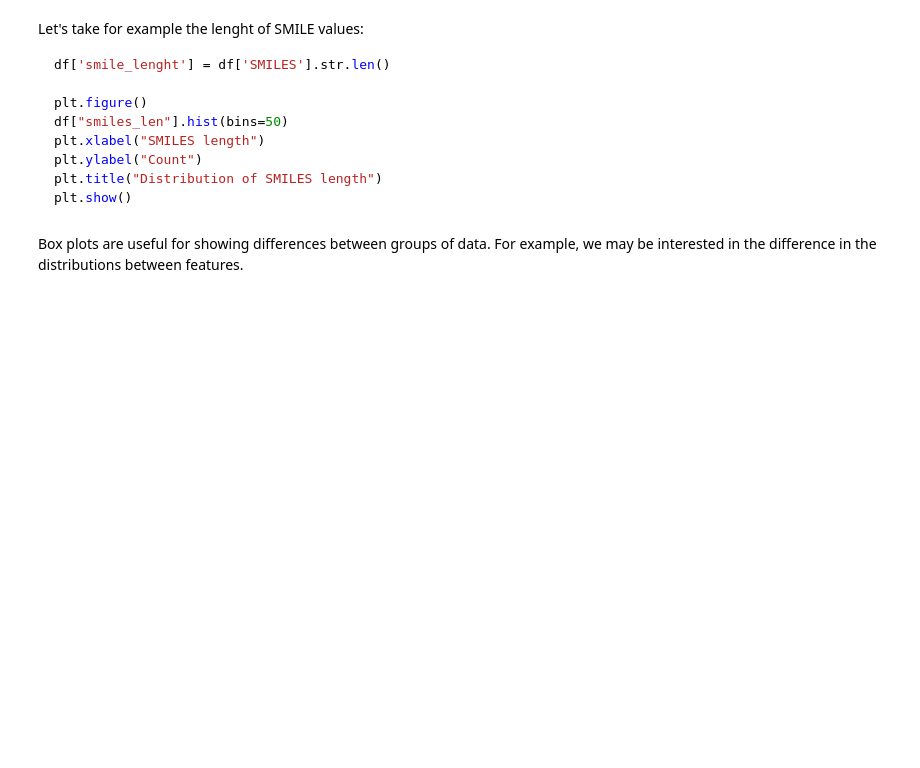
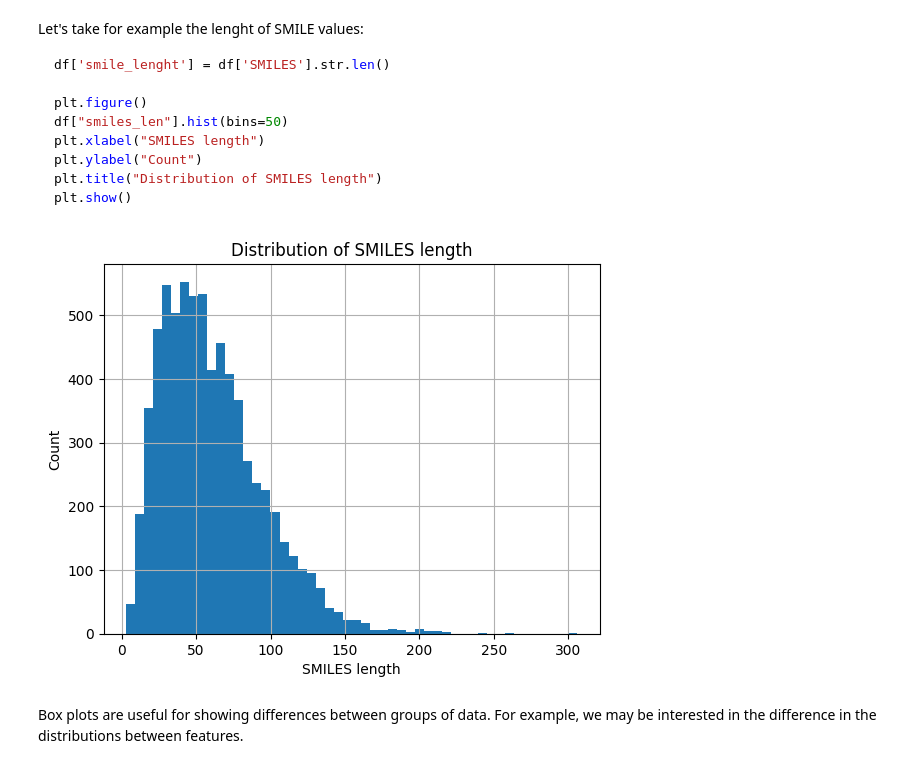
Before and after one commit to schoewu/DSF-DCBP, a Jupyter notebook: 04_Dataframes_Stats_Plotting.ipynb, the cells around one changed output. Saved outputs shown, nothing was run; the diff lists cells and outputs as text; code cells hidden in the pictures; blank space fills up the shorter version.

````diff
--- a/04_Dataframes_Stats_Plotting.ipynb
+++ b/04_Dataframes_Stats_Plotting.ipynb
@@ -86,6 +86,13 @@ Pandas Dataframes have many [plotting](https://pandas.pydata.org/docs/reference/
 # %%
 import os
 import pandas as pd
+
+path = "train_ffv_feat.csv"
+df = pd.read_csv(path)
+
+df.head()
+
+'''
 try:
     from google.colab import drive
     drive.mount('/content/drive')
@@ -96,4 +103,5 @@ try:
 except ImportError:
     print("Not running on Colab, load from local file system.")
     df = pd.read_csv('../data/train.csv') # adjust based on the path on your local machine
+'''
 # %% [output]
@@ -121,6 +153,17 @@ plt.ylabel("Count")
 plt.title("Distribution of SMILES length")
 plt.show()
 ```
+# %%
+df['SMILES Length'] = df['SMILES'].str.len()
+
+plt.figure()
+df["SMILES Length"].hist(bins=50)
+plt.xlabel("SMILES length")
+plt.ylabel("Count")
+plt.title("Distribution of SMILES length")
+plt.show()
+# %% [output]
+[figure, added]
 # %% [markdown]
 Box plots are useful for showing differences between groups of data. For example, we may be interested in the difference in the distributions between features.
 # %%
````
Also changed, not shown: parts of 12 cells of this notebook.
